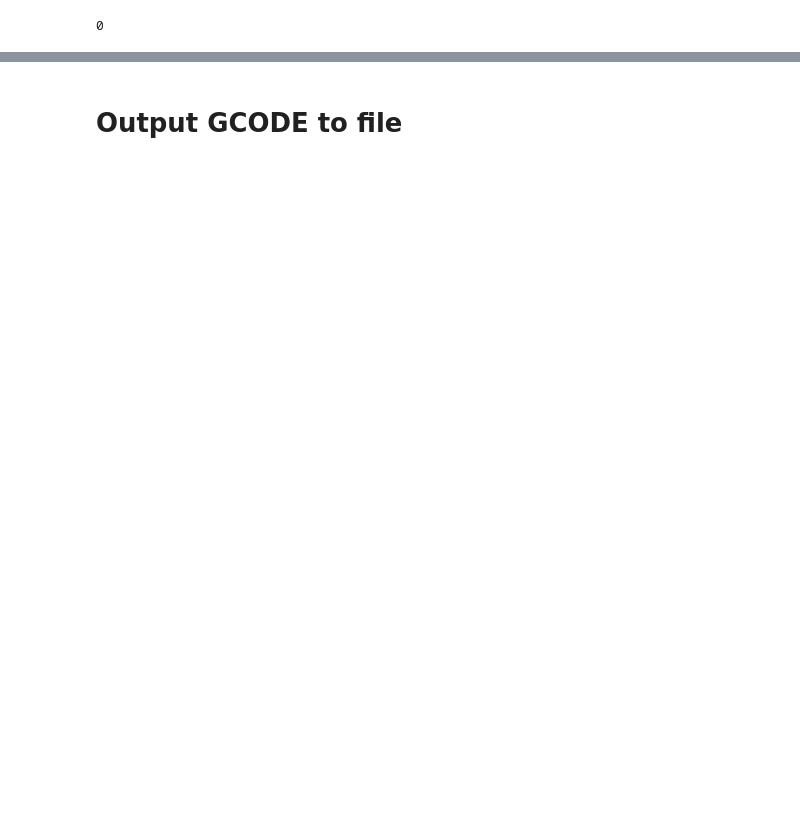
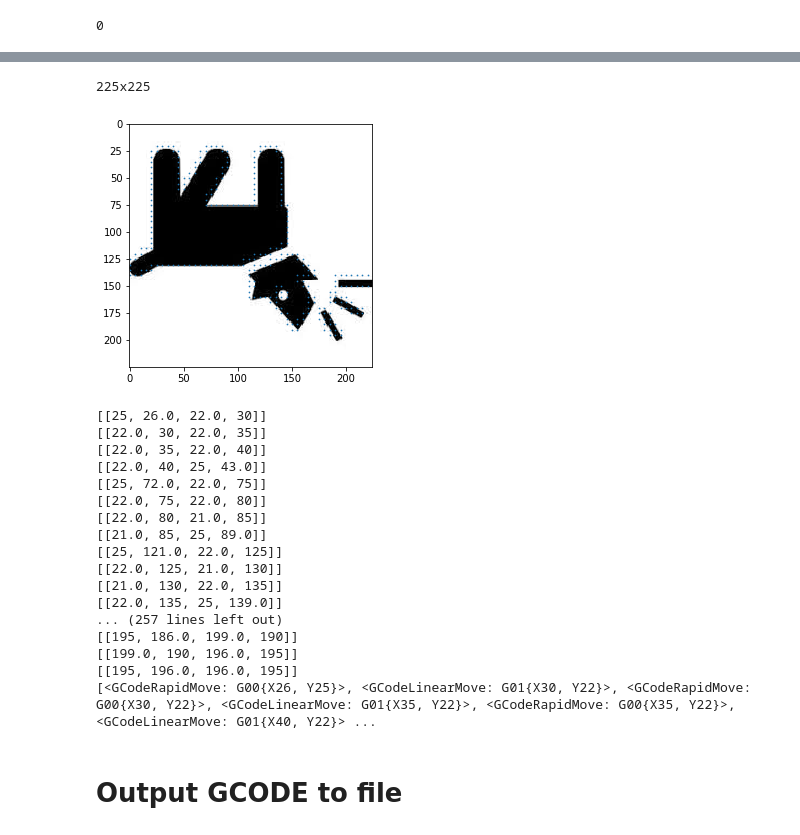
Before and after one commit to Arran4567/Pen_plotter, a Jupyter notebook: Project/Python/PNG_to_GCODE.ipynb, the cells around one changed output, grey strips where cells are left out. Saved outputs shown, nothing was run; the diff lists cells and outputs as text; code cells hidden in the pictures; blank space fills up the shorter version.

```diff
--- a/Project/Python/PNG_to_GCODE.ipynb
+++ b/Project/Python/PNG_to_GCODE.ipynb
@@ -351,22 +354,40 @@ Don't worry this may happen, but needs to be dealt with.
 # %%
-def ms_to_GCode(contours):
+def ms_to_GCode(squares):
     i = 0
     all_instructions = []
     to_coords = lambda coords: {'X': coords[1], 'Y': coords[0]}
-    for coords in contours:
-        if i == 0:
-            gcode = GCodeRapidMove(**to_coords(coords))
-            print("%s" % gcode)
-            i=1
-        else:
-            gcode = GCodeLinearMove(**to_coords(coords))
-            print("%s" % gcode)
-            i=0
-        all_instructions.append(gcode)
-        print("-" * 40)
+    for contours in squares:
+        for contour in contours:
+            initial_coords = [contour[0], contour[1]]
+            final_coords = [contour[2], contour[3]]
+            initial_coords_gcode = GCodeRapidMove(**to_coords(initial_coords))
+            final_coords_gcode = GCodeLinearMove(**to_coords(final_coords))
+            all_instructions.append(initial_coords_gcode)
+            all_instructions.append(final_coords_gcode)
     return all_instructions
 # %%
-#gcodes = ms_to_GCode(get_ms_contours("Images/gray_test.png", .7, 5, 1))
+gcodes = ms_to_GCode(get_ms_contours("Images/dog.jpg", .7, 5, 1))
+print(gcodes)
+# %% [output]
+225x225
+[figure, added]
+[[25, 26.0, 22.0, 30]]
+[[22.0, 30, 22.0, 35]]
+[[22.0, 35, 22.0, 40]]
+[[22.0, 40, 25, 43.0]]
+[[25, 72.0, 22.0, 75]]
+[[22.0, 75, 22.0, 80]]
+[[22.0, 80, 21.0, 85]]
+[[21.0, 85, 25, 89.0]]
+[[25, 121.0, 22.0, 125]]
+[[22.0, 125, 21.0, 130]]
+[[21.0, 130, 22.0, 135]]
+[[22.0, 135, 25, 139.0]]
+... (257 lines left out)
+[[195, 186.0, 199.0, 190]]
+[[199.0, 190, 196.0, 195]]
+[[195, 196.0, 196.0, 195]]
+[<GCodeRapidMove: G00{X26, Y25}>, <GCodeLinearMove: G01{X30, Y22}>, <GCodeRapidMove: G00{X30, Y22}>, <GCodeLinearMove: G01{X35, Y22}>, <GCodeRapidMove: G00{X35, Y22}>, <GCodeLinearMove: G01{X40, Y22}> ...
 # %% [markdown]
 # Output GCODE to file
 # %%
```
Also changed, not shown: parts of 16 cells of this notebook, 2 other files.
